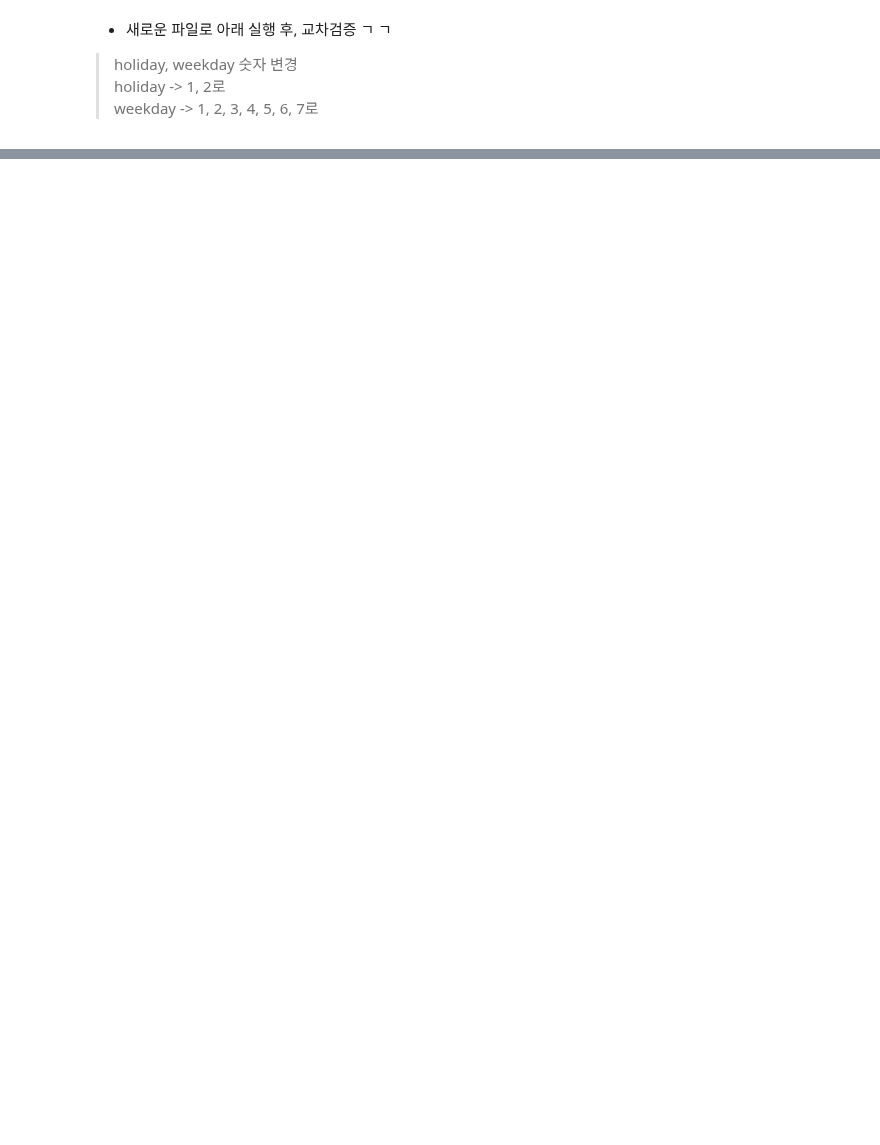
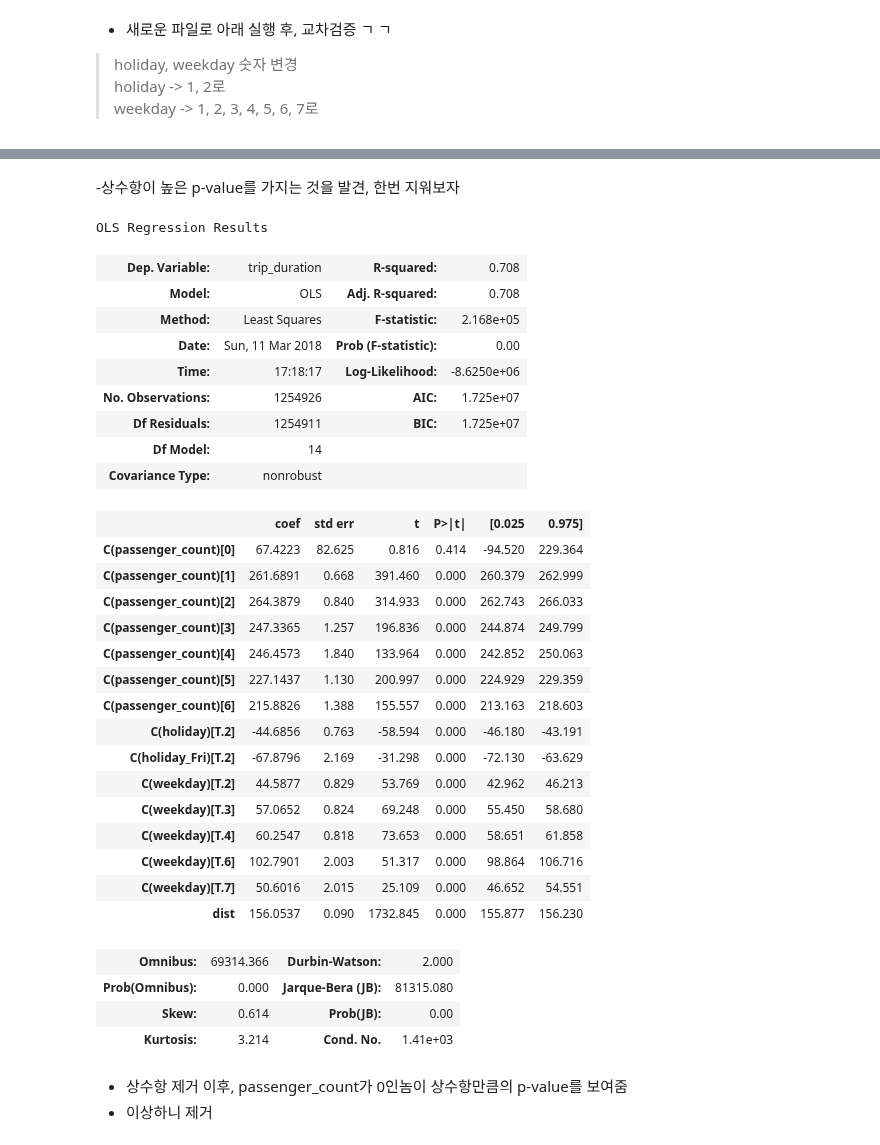
Before and after one commit to Moons08/dss-project-taxi, a Jupyter notebook: Kang/OLS_regression_analysis_3.ipynb, the cells around one changed output, grey strips where cells are left out. Drawn from its saved outputs; the diff is of its cells as text; code cells hidden in the pictures; blank space fills up the shorter version.

```diff
--- a/Kang/OLS_regression_analysis_3.ipynb
+++ b/Kang/OLS_regression_analysis_3.ipynb
@@ -749,0 +808,45 @@ taxi.describe()
+# %% [markdown]
+-상수항이 높은 p-value를 가지는 것을 발견, 한번 지워보자
+# %%
+#상수항 제거
+#test_12(index = 12)
+features = 'dist + C(passenger_count) + C(holiday) + C(holiday_Fri) + C(weekday)'
+
+model =  sm.OLS.from_formula("trip_duration ~ {} + 0".format(features), data = taxi)
+result = model.fit()
+storage(result,  "상수항 제거")
+result.summary()
+# %% [output]
+OLS Regression Results
+| Dep. Variable: | trip_duration | R-squared: | 0.708 |
+| Model: | OLS | Adj. R-squared: | 0.708 |
+| Method: | Least Squares | F-statistic: | 2.168e+05 |
+| Date: | Sun, 11 Mar 2018 | Prob (F-statistic): | 0.00 |
+| Time: | 17:18:17 | Log-Likelihood: | -8.6250e+06 |
+| No. Observations: | 1254926 | AIC: | 1.725e+07 |
+| Df Residuals: | 1254911 | BIC: | 1.725e+07 |
+| Df Model: | 14 |  |  |
+| Covariance Type: | nonrobust |  |  |
+|  | coef | std err | t | P>|t| | [0.025 | 0.975] |
+| C(passenger_count)[0] | 67.4223 | 82.625 | 0.816 | 0.414 | -94.520 | 229.364 |
+| C(passenger_count)[1] | 261.6891 | 0.668 | 391.460 | 0.000 | 260.379 | 262.999 |
+| C(passenger_count)[2] | 264.3879 | 0.840 | 314.933 | 0.000 | 262.743 | 266.033 |
+| C(passenger_count)[3] | 247.3365 | 1.257 | 196.836 | 0.000 | 244.874 | 249.799 |
+| C(passenger_count)[4] | 246.4573 | 1.840 | 133.964 | 0.000 | 242.852 | 250.063 |
+| C(passenger_count)[5] | 227.1437 | 1.130 | 200.997 | 0.000 | 224.929 | 229.359 |
+| C(passenger_count)[6] | 215.8826 | 1.388 | 155.557 | 0.000 | 213.163 | 218.603 |
+| C(holiday)[T.2] | -44.6856 | 0.763 | -58.594 | 0.000 | -46.180 | -43.191 |
+| C(holiday_Fri)[T.2] | -67.8796 | 2.169 | -31.298 | 0.000 | -72.130 | -63.629 |
+| C(weekday)[T.2] | 44.5877 | 0.829 | 53.769 | 0.000 | 42.962 | 46.213 |
+| C(weekday)[T.3] | 57.0652 | 0.824 | 69.248 | 0.000 | 55.450 | 58.680 |
+| C(weekday)[T.4] | 60.2547 | 0.818 | 73.653 | 0.000 | 58.651 | 61.858 |
+| C(weekday)[T.6] | 102.7901 | 2.003 | 51.317 | 0.000 | 98.864 | 106.716 |
+| C(weekday)[T.7] | 50.6016 | 2.015 | 25.109 | 0.000 | 46.652 | 54.551 |
+| dist | 156.0537 | 0.090 | 1732.845 | 0.000 | 155.877 | 156.230 |
+| Omnibus: | 69314.366 | Durbin-Watson: | 2.000 |
+| Prob(Omnibus): | 0.000 | Jarque-Bera (JB): | 81315.080 |
+| Skew: | 0.614 | Prob(JB): | 0.00 |
+| Kurtosis: | 3.214 | Cond. No. | 1.41e+03 |
+# %% [markdown]
+- 상수항 제거 이후, passenger_count가 0인놈이 상수항만큼의 p-value를 보여줌
+- 이상하니 제거
```
Also changed, not shown: parts of 21 cells of this notebook, 1 other file.
